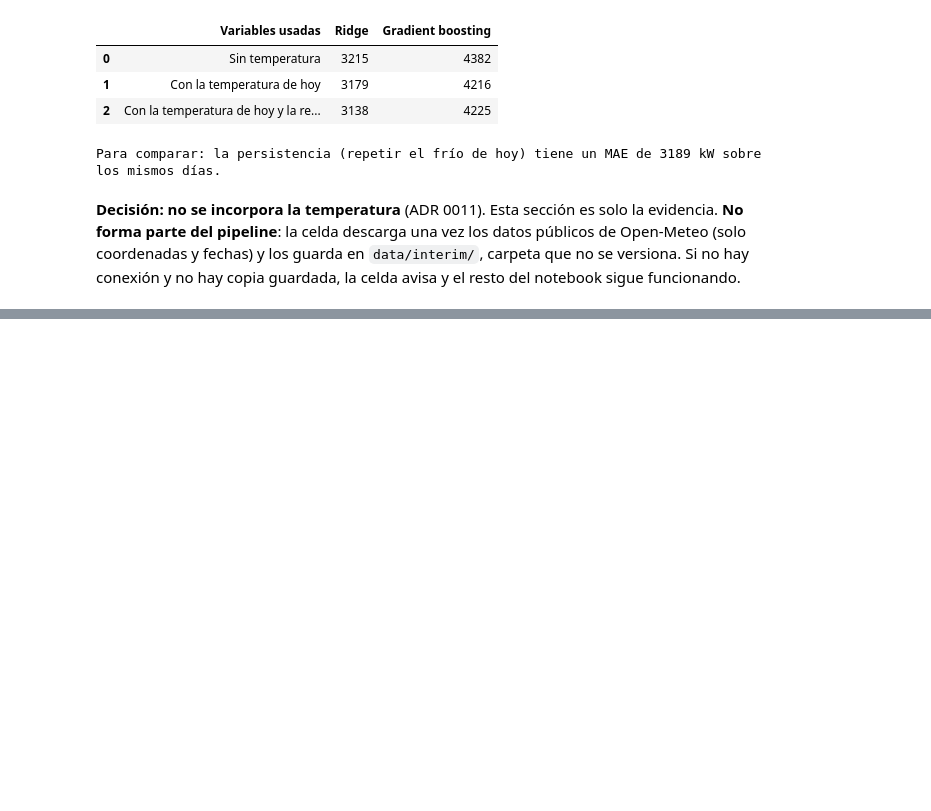
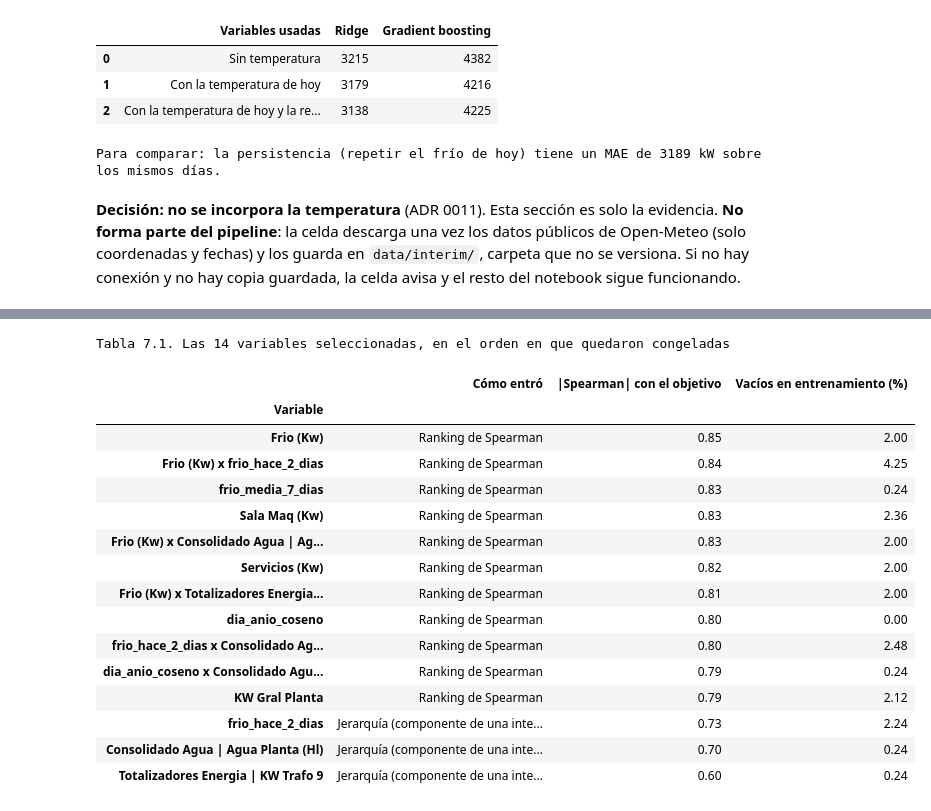
Before and after one commit to AlesioRios/Trabajo-Practico-Final-LD2, a Jupyter notebook: notebooks/preprocesamiento.ipynb, the cells around one changed output, grey strips where cells are left out. Cells and saved outputs as stored; diff of their text form; code cells hidden in the pictures; blank space fills up the shorter version.

Commit message:
docs: agrega la sección 7 del notebook y los ADR 0016 (aceptada) y 0017

```diff
--- a/notebooks/preprocesamiento.ipynb
+++ b/notebooks/preprocesamiento.ipynb
@@ -625,0 +632,26 @@ Para comparar: la persistencia (repetir el frío de hoy) tiene un MAE de 3189 kW
+# %%
+import json
+
+import numpy as np
+
+from auxiliar_functions import huella
+from pipeline_sklearn import (ALPHA_ELEGIDO, VARIANTE_POR_DEFECTO, aprender_reglas_de_grupos, armar_pipeline,
+                              comparar_variantes, elegir_variante, evaluar_en_validacion, resumir_comparacion,
+                              separar_xy)
+from preprocessing_pipeline import (_quitar_etiquetas_de_frontera, completar_fase2, dividir_por_fecha,
+                                    ejecutar_preprocesamiento)
+from seleccion_definitiva import cargar_seleccion_definitiva
+from seleccion_de_variables import seleccionar_variables
+
+RAIZ = Path("..").resolve()                                   # el notebook vive en notebooks/
+preproceso = ejecutar_preprocesamiento(RAIZ / "data")         # de los Excel a la tabla con las 337 columnas
+tabla_final = preproceso["tabla_con_variables"]
+entrenamiento, validacion = preproceso["entrenamiento"], preproceso["validacion"]
+columnas = seleccionar_variables(entrenamiento, entrenamiento["objetivo"])   # lista congelada: no aprende
+
+def titulo_y_tabla(numero, titulo, tabla, precision=2):
+    """Imprime el título de la tabla y la muestra con el estilo del notebook."""
+    print(f"Tabla 7.{numero}. {titulo}")
+    display(tabla_simple(tabla, precision=precision))
+
+print(f"La tabla tiene {tabla_final.shape[0]} días y {tabla_final.shape[1]} columnas; se eligieron {len(columnas)} variables.")
@@ -625,0 +662,30 @@ Para comparar: la persistencia (repetir el frío de hoy) tiene un MAE de 3189 kW
+# %%
+ruta_selecciones = RAIZ / "results/seleccion/ejecucion-20261113T184058Z-969d4545/selecciones_por_metodo.json"
+directas = json.loads(ruta_selecciones.read_text(encoding="utf-8"))["spearman"]["seleccion"]["directas"]
+etiquetadas = entrenamiento.loc[entrenamiento["objetivo"].notna()]
+
+variables_elegidas = pd.DataFrame({
+    "Cómo entró": ["Ranking de Spearman" if c in directas else "Jerarquía (componente de una interacción)"
+                   for c in columnas],
+    "|Spearman| con el objetivo": etiquetadas[columnas].corrwith(etiquetadas["objetivo"], method="spearman").abs(),
+    "Vacíos en entrenamiento (%)": entrenamiento[columnas].isna().mean() * 100,
+}, index=pd.Index(columnas, name="Variable"))
+titulo_y_tabla(1, "Las 14 variables seleccionadas, en el orden en que quedaron congeladas", variables_elegidas)
+# %% [output]
+Tabla 7.1. Las 14 variables seleccionadas, en el orden en que quedaron congeladas
+|  | Cómo entró | |Spearman| con el objetivo | Vacíos en entrenamiento (%) |
+| Variable |  |  |  |
+| Frio (Kw) | Ranking de Spearman | 0.85 | 2.00 |
+| Frio (Kw) x frio_hace_2_dias | Ranking de Spearman | 0.84 | 4.25 |
+| frio_media_7_dias | Ranking de Spearman | 0.83 | 0.24 |
+| Sala Maq (Kw) | Ranking de Spearman | 0.83 | 2.36 |
+| Frio (Kw) x Consolidado Agua | Ag... | Ranking de Spearman | 0.83 | 2.00 |
+| Servicios (Kw) | Ranking de Spearman | 0.82 | 2.00 |
+| Frio (Kw) x Totalizadores Energia... | Ranking de Spearman | 0.81 | 2.00 |
+| dia_anio_coseno | Ranking de Spearman | 0.80 | 0.00 |
+| frio_hace_2_dias x Consolidado Ag... | Ranking de Spearman | 0.80 | 2.48 |
+| dia_anio_coseno x Consolidado Agu... | Ranking de Spearman | 0.79 | 0.24 |
+| KW Gral Planta | Ranking de Spearman | 0.79 | 2.12 |
+| frio_hace_2_dias | Jerarquía (componente de una inte... | 0.73 | 2.24 |
+| Consolidado Agua | Agua Planta (Hl) | Jerarquía (componente de una inte... | 0.70 | 0.24 |
+| Totalizadores Energia | KW Trafo 9 | Jerarquía (componente de una inte... | 0.60 | 0.24 |
```
Also changed, not shown: parts of 20 cells of this notebook, 2 other files.
